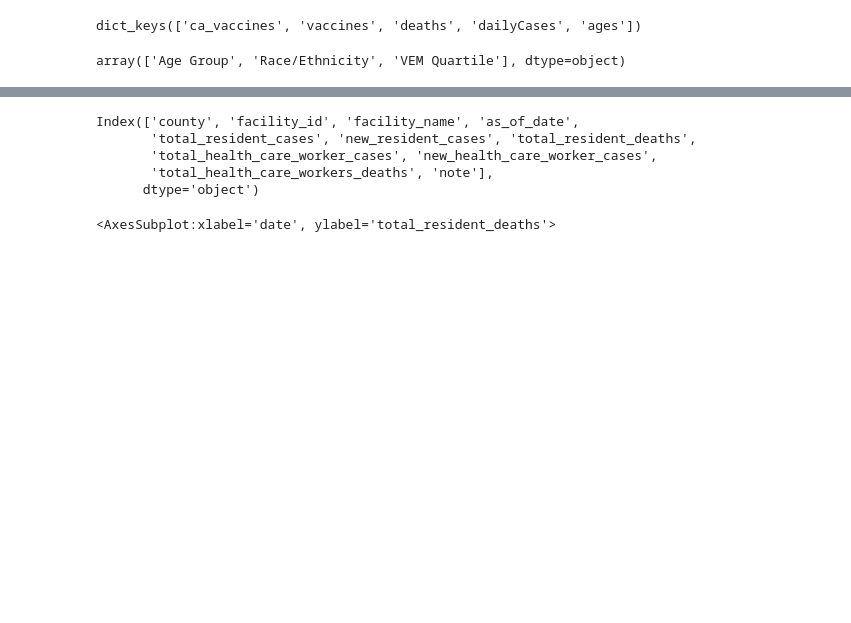
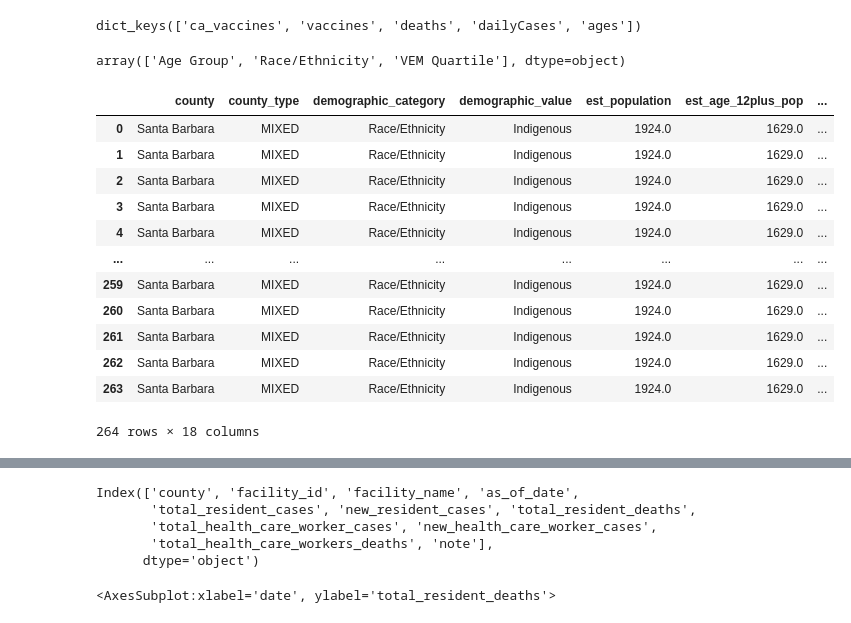
Before and after one commit to dailynexusdata/covid-dashboard, a Jupyter notebook: src/package/webscrape.ipynb, the cells around one changed output, grey strips where cells are left out. Cells and saved outputs as stored; diff of their text form; code cells hidden in the pictures; blank space fills up the shorter version.

```diff
--- a/src/package/webscrape.ipynb
+++ b/src/package/webscrape.ipynb
@@ -171,3 +178,19 @@ raceGroups["partialPct"] = raceGroups["cumulative_at_least_one_dose"] / raceGrou
+# %%
+raceGroups[raceGroups.demographic_value == "Indigenous"]
+# %% [output]
+|  | county | county_type | demographic_category | demographic_value | est_population | est_age_12plus_pop | ... |
+| 0 | Santa Barbara | MIXED | Race/Ethnicity | Indigenous | 1924.0 | 1629.0 | ... |
+| 1 | Santa Barbara | MIXED | Race/Ethnicity | Indigenous | 1924.0 | 1629.0 | ... |
+| 2 | Santa Barbara | MIXED | Race/Ethnicity | Indigenous | 1924.0 | 1629.0 | ... |
+| 3 | Santa Barbara | MIXED | Race/Ethnicity | Indigenous | 1924.0 | 1629.0 | ... |
+| 4 | Santa Barbara | MIXED | Race/Ethnicity | Indigenous | 1924.0 | 1629.0 | ... |
+| ... | ... | ... | ... | ... | ... | ... | ... |
+| 259 | Santa Barbara | MIXED | Race/Ethnicity | Indigenous | 1924.0 | 1629.0 | ... |
+| 260 | Santa Barbara | MIXED | Race/Ethnicity | Indigenous | 1924.0 | 1629.0 | ... |
+| 261 | Santa Barbara | MIXED | Race/Ethnicity | Indigenous | 1924.0 | 1629.0 | ... |
+| 262 | Santa Barbara | MIXED | Race/Ethnicity | Indigenous | 1924.0 | 1629.0 | ... |
+| 263 | Santa Barbara | MIXED | Race/Ethnicity | Indigenous | 1924.0 | 1629.0 | ... |
+264 rows × 18 columns
 # %%
 sns.lineplot(
     x="date",
```
Also changed, not shown: parts of 3 cells of this notebook, 1 other file.
